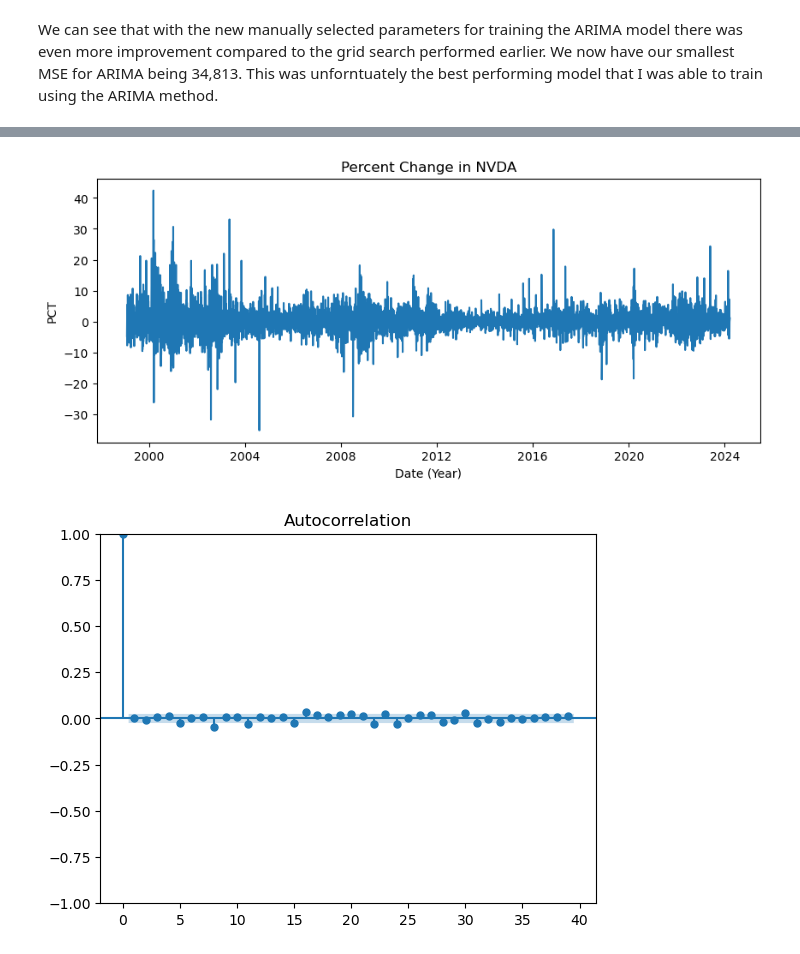
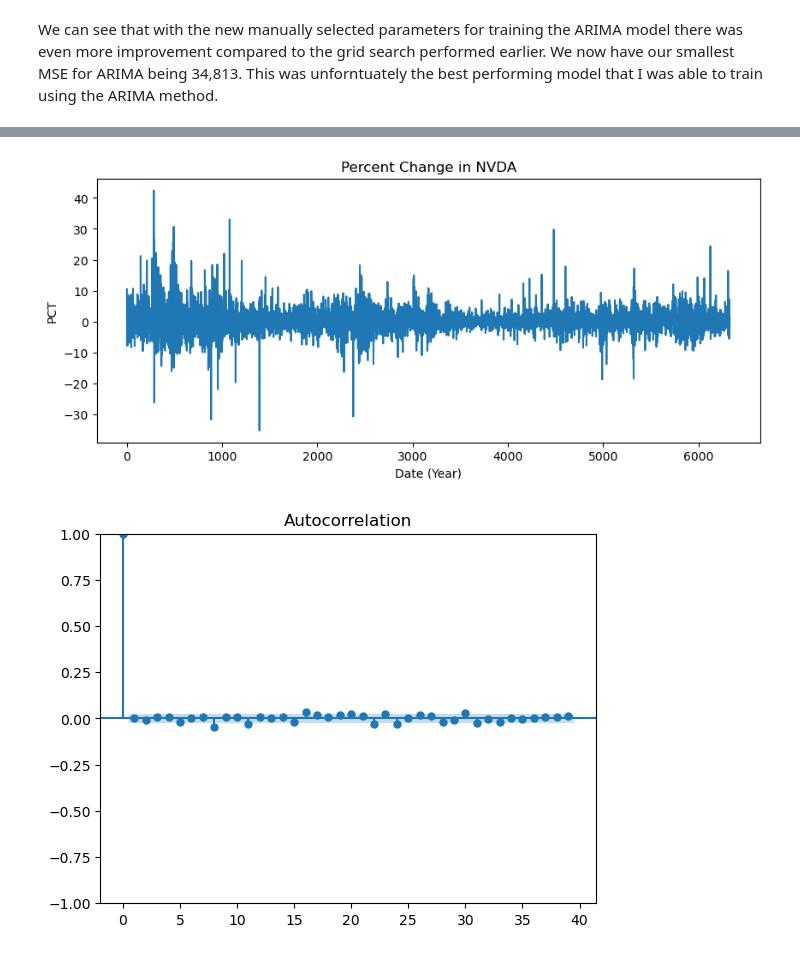
Before and after one commit to spencerhirsch/mlwhite, a Jupyter notebook: projects/project1/project1.ipynb, the cells around one changed output, grey strips where cells are left out. Cells and saved outputs as stored; diff of their text form; code cells hidden in the pictures.

```diff
--- a/projects/project1/project1.ipynb
+++ b/projects/project1/project1.ipynb
@@ -385,13 +389,14 @@ We can see that with the new manually selected parameters for training the ARIMA
 # %%
+data = pd.read_csv('combined.csv')
 returns = 100 * data['NVDA_Close'].pct_change().dropna()
 plt.figure(figsize=(10, 4))
 plt.plot(returns)
 plt.title('Percent Change in NVDA')
 plt.xlabel('Date (Year)')
 plt.ylabel('PCT')
 plt.show()
 # %% [output]
-[figure, old version]
+[figure, new version]
 # %%
 from statsmodels.graphics.tsaplots import plot_acf, plot_pacf
 
```
Also changed, not shown: parts of 10 cells of this notebook.
